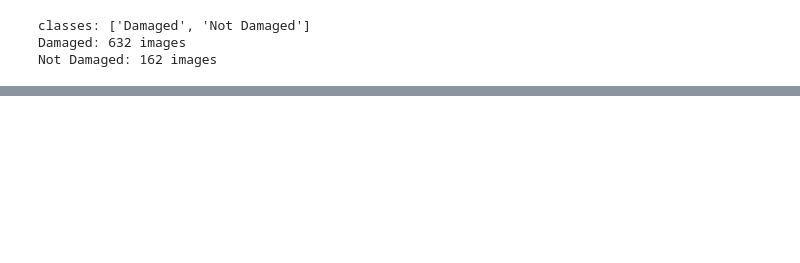
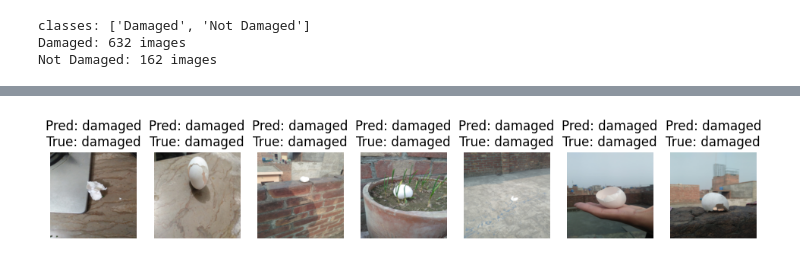
Before and after one commit to tuandung1625/Deep-learning---egg-detection, a Jupyter notebook: Model/nqminh/modeleggclassification-v1.ipynb, the cells around one changed output, grey strips where cells are left out. Cells and saved outputs as stored; diff of their text form; code cells hidden in the pictures; blank space fills up the shorter version.

```diff
--- a/Model/nqminh/modeleggclassification-v1.ipynb
+++ b/Model/nqminh/modeleggclassification-v1.ipynb
@@ -155,0 +196,31 @@ Validation Accuracy: 98.74%
+# %%
+# Visualize val images cuz results are unreal
+def imshow(img):
+    img = img.cpu()
+    img = img * torch.tensor([0.229, 0.224, 0.225]).view(3,1,1) + torch.tensor([0.485, 0.456, 0.406]).view(3,1,1)
+    img = torch.clamp(img, 0, 1)
+    npimg = img.permute(1, 2, 0).numpy()
+    plt.imshow(npimg)
+    plt.axis("off")
+
+dataiter = iter(val_loader)
+images, labels = next(dataiter)
+classes = ["damaged", "not damaged"]
+
+images = images.to(device)
+
+model.eval()
+with torch.no_grad():
+    outputs = model(images)
+    _, predicted = torch.max(outputs, 1)
+
+plt.figure(figsize=(12, 6))
+for i in range(7):
+    plt.subplot(1, 7, i+1)
+    imshow(images[i])
+    plt.title(f"Pred: {classes[predicted[i]]}\nTrue: {classes[labels[i]]}")
+    plt.axis("off")
+
+plt.show()
+# %% [output]
+[figure, added]
```
Also changed, not shown: parts of 6 cells of this notebook.
